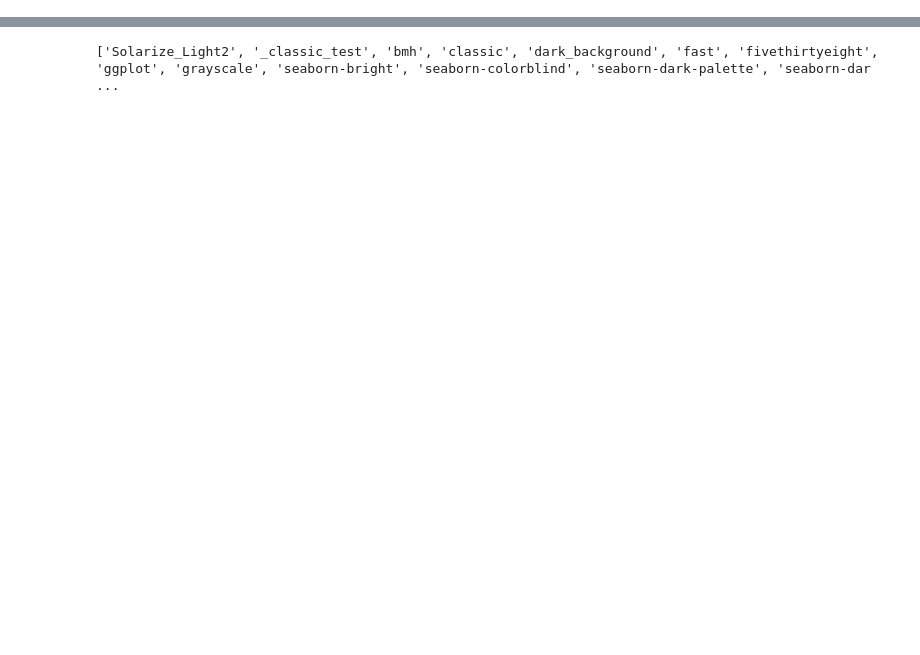
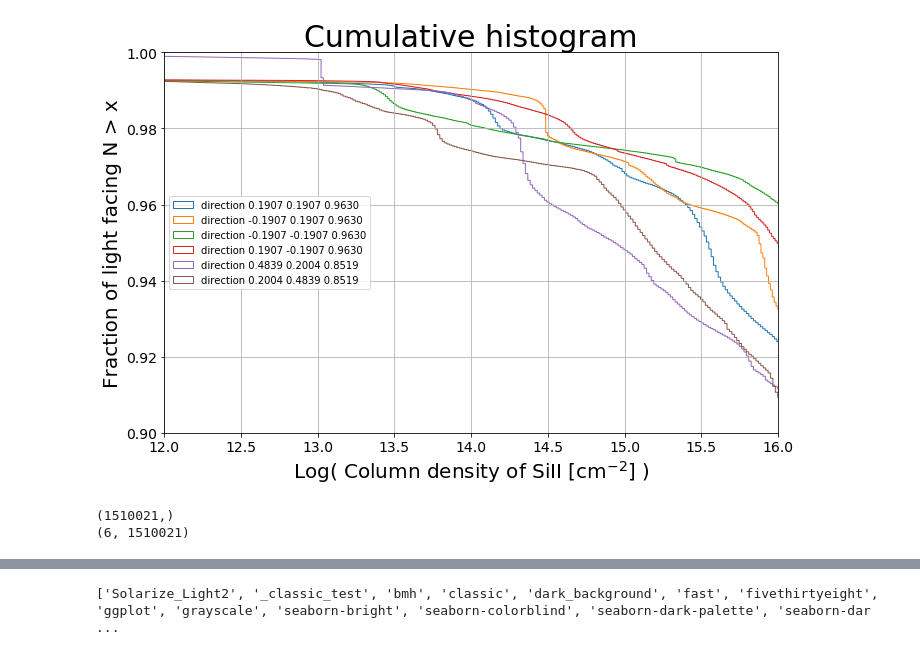
Before and after one commit to mauerhof/SiMapProject, a Jupyter notebook: Analysis/CD_histo_cumul.ipynb, the cells around one changed output, grey strips where cells are left out. Cells and saved outputs as stored; diff of their text form; code cells hidden in the pictures; blank space fills up the shorter version.

```diff
--- a/Analysis/CD_histo_cumul.ipynb
+++ b/Analysis/CD_histo_cumul.ipynb
@@ -8,7 +8,7 @@ from matplotlib import colors
 from matplotlib.colors import LogNorm
 # %%
 #Read the initial rays, to get the weights (computed based on the luminosity of the stars)
-IC_file = '/cral/mauerhofer/RascasFiles/sphinx/05_F1000/02_IC20_BP/00183/OI_SiII/CD/Halo1/IC_columnDensity'
+IC_file = '/cral/mauerhofer/RascasFiles/................'
 f = ff(IC_file,'r')
 nrays = f.read_ints()[0]
 f.read_reals()
@@ -23,7 +23,7 @@ print(weights)
  4.74858049e+45 4.63669529e+45]
 # %%
 #Read the output
-output_CD_file = '/cral/mauerhofer/RascasFiles/sphinx/05_F1000/02_IC20_BP/00183/OI_SiII/CD/Halo1/output_CD_2'
+output_CD_file = '/cral/mauerhofer/RascasFiles/sphinx/05_F1000/02_IC20_BP/00183/Halo1/OI_SiII/CD/output_CD'
 f = ff(output_CD_file,'r')
 nrays = f.read_ints()[0]
 ndirections = f.read_ints()[0]
@@ -80,32 +83,41 @@ plt.close()
 # %%
 #SiII column density :
 fig2, ax2 = plt.subplots(figsize=(11, 7))
 n_bins=1000
 for k in range(ndirections):
 
     CD = f.read_reals()
     #CD begins with npart CD for the first bin of velocity,  then npart CD for the second bin,  etc
 
     CD2 = CD.reshape((nBins+2,nrays))
 
     #To do the cumulative plot
     CD_tot_per_part = np.sum(CD2,axis=0)
 
     n, bins, patches = ax2.hist(np.log10(CD_tot_per_part), bins=n_bins, weights=weights, density=True, histtype='step', cumulative=-1, label='direction %05.4f %05.4f %05.4f'%(directions[k,0],directions[k,1],directions[k,2]))
 
 #To do the cumulative plot
 ax2.grid(which='both')
 ax2.grid(which='minor', alpha=0.5)
 #ax.set_xticks(minor_ticks_x, minor=True)
 #ax.set_yticks(minor_ticks_y, minor=True)
 ax2.legend(loc='center left')#,fontsize=18)
 plt.xticks(fontsize=14)
 plt.yticks(fontsize=14)
-ax2.set_xlim(10,22)
+#ax2.set_xlim(12,16)
+#ax2.set_ylim(0.9,1.0)
 ax2.set_title('Cumulative histogram', fontsize=30)
 ax2.set_xlabel(r'Log( Column density of SiII $[\mathrm{cm}^{-2}]$ )', fontsize=20)
 ax2.set_ylabel('Fraction of light facing N > x', fontsize=20)
-plt.savefig('/cral/mauerhofer/RascasFiles/sphinx/05_F1000/02_IC20_BP/00183/OI_SiII/CD/Halo1/histo_cumul_Si_%i.png'%k)
-#plt.show()
+#plt.savefig('/cral/mauerhofer/RascasFiles/sphinx/05_F1000/02_IC20_BP/00183/OI_SiII/CD/Halo1/histo_cumul_Si_%i.png'%k)
+plt.show()
 plt.close()
-f.close()
+# %% [output]
+[figure, added]
+# %%
+print(CD_tot_per_part.shape)
+CD_dust = np.zeros((ndirections,nrays))
+print(CD_dust.shape)
+# %% [output]
+(1510021,)
+(6, 1510021)
```
Also changed, not shown: parts of 7 cells of this notebook, 6 other files.
